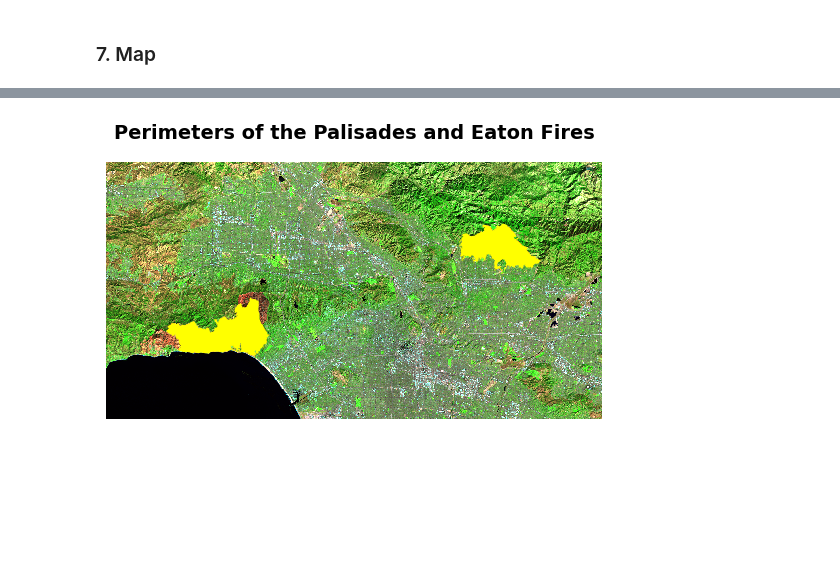
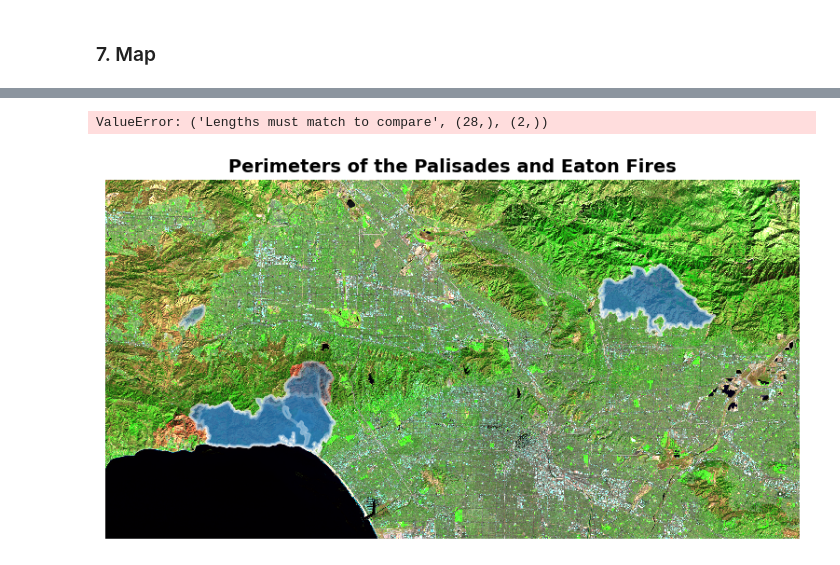
Before and after one commit to mmorenorolon/eds220-hwk4, a Jupyter notebook: hwk4-task2-false-color-MORENOROLON.ipynb, the cells around one changed output, grey strips where cells are left out. Saved outputs shown, nothing was run; the diff lists cells and outputs as text; code cells hidden in the pictures; blank space fills up the shorter version.

Commit message:
Add description of final plot and clean the notebook

```diff
--- a/hwk4-task2-false-color-MORENOROLON.ipynb
+++ b/hwk4-task2-false-color-MORENOROLON.ipynb
@@ -121,0 +106,7 @@ Is projected?:  True
+# %%
+
+# Filter the data we want to dissolve
+palisades_boundary = fire_perimeters[fire_perimeters['mission'] == 'CA-LFD-PALISADES-N40Y']
+
+# Dissolve the Palisades fire perimeter by incident name and mission code.
+palisades_boundary = palisades_boundary.dissolve(by='mission')
@@ -122,3 +118,5 @@ Is projected?:  True
+# %%
+fire_perimeters_dissolved = pd.concat([palisades_boundary, fire_perimeters])
 # %%
 # Obtain the geographic extent of the geo-dataframe
 fire_perimeters.total_bounds
@@ -356,6 +267,6 @@ landsat8_filled[['swir22', 'nir08', 'red']].to_array().plot.imshow(robust=True)
 ### 7. Map
 # %%
 # Reproject the fire_perimeters polygons to the landsat dataset
-fire_perimeters = fire_perimeters.to_crs(landsat8_filled.rio.crs)
+fire_perimeters_dissolved = fire_perimeters_dissolved.to_crs(landsat8_filled.rio.crs)
 # %%
 # Verify that both datasets have the same CRS
@@ -363,15 +303,22 @@ assert landsat8_filled.rio.crs == fire_perimeters.crs
+# %%
+fires_clipped = gpd.clip(fire_perimeters_dissolved, (334395.0, 3756525.0, 416655.0, 3799065.0))
+# %%
+fires_clipped[(fires_clipped['mission'] == 'CA-LFD-PALISADES-N40Y') & (fires_clipped['incident_n'] == ['Palisades', 'Eaton'])]
+# %% [output]
+ValueError: ('Lengths must match to compare', (28,), (2,))
 # %%
-fig, ax = plt.subplots()
+fig, ax = plt.subplots(figsize=(11,5))
 ax.axis('off')
 
 landsat8_filled[['swir22', 'nir08', 'red']].to_array().plot.imshow(robust=True, ax = ax)
-fire_perimeters.plot(ax = ax,
-                     color='yellow',
+fires_clipped.plot(ax = ax,
+                     color= None,
+                     alpha = 0.2,
+                     edgecolor= 'white',
                      linewidth=2)
-
 
 ax.set_title("Perimeters of the Palisades and Eaton Fires", fontsize=14, fontweight='bold')
 
 plt.show()
 # %% [output]
-[figure, old version]
+[figure, new version]
```
Also changed, not shown: parts of 42 cells of this notebook.
